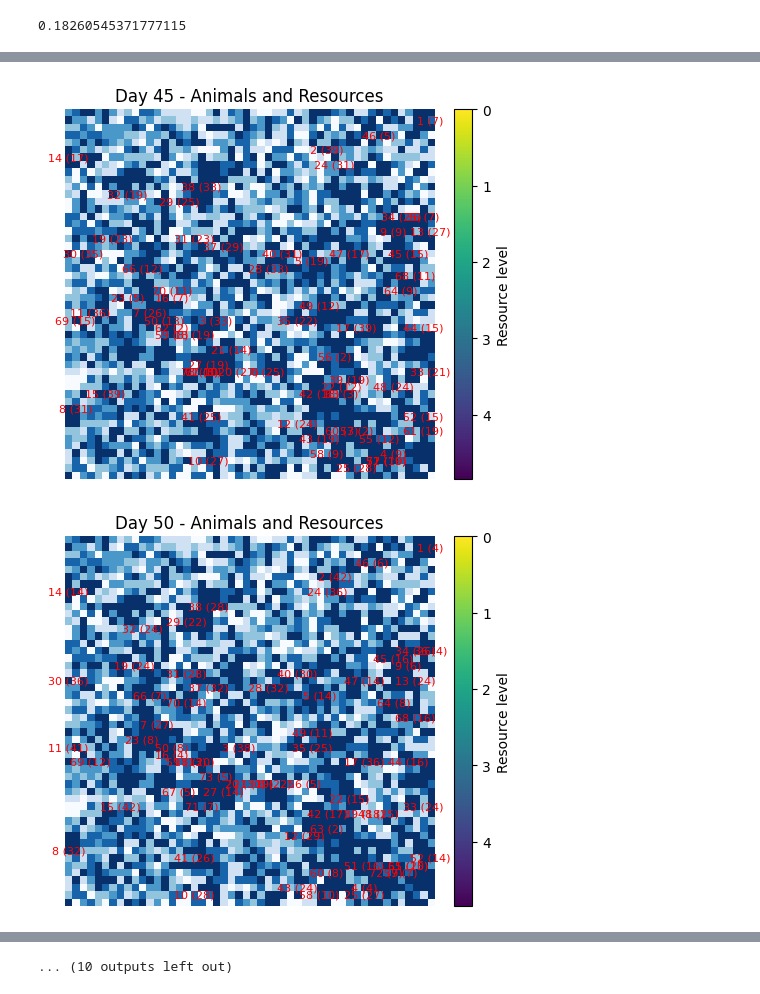
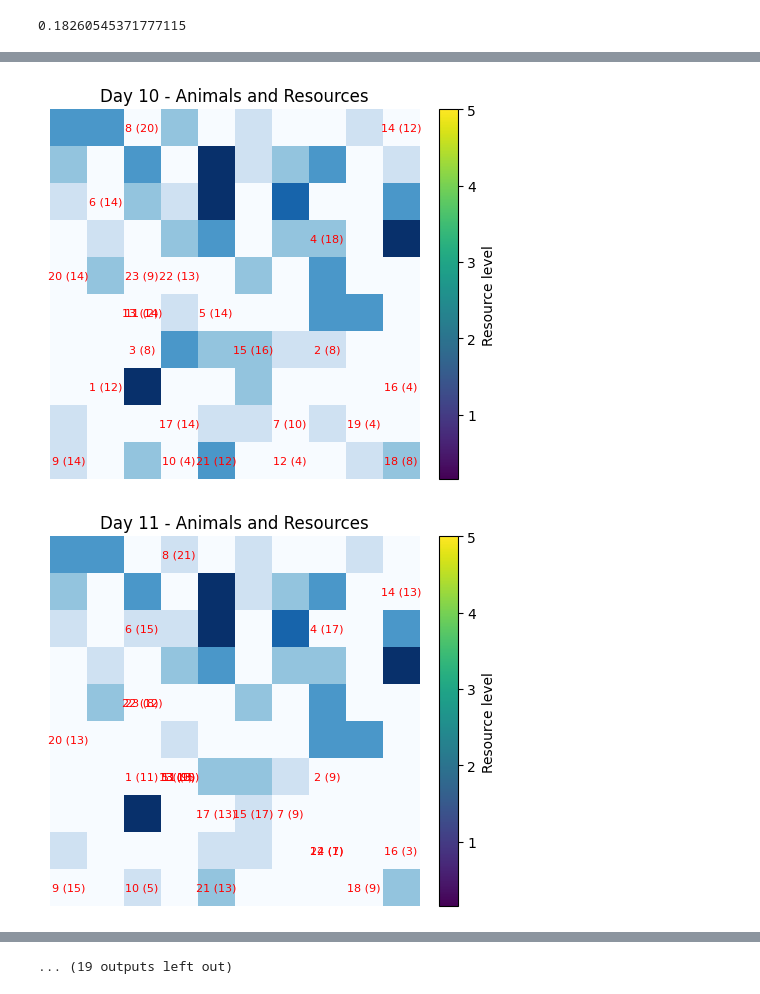
Before and after one commit to liggettla/Malthusian, a Jupyter notebook: Game_of_Life.ipynb, the cells around one changed output, grey strips where cells are left out. Cells and saved outputs as stored; diff of their text form; code cells hidden in the pictures.

```diff
--- a/Game_of_Life.ipynb
+++ b/Game_of_Life.ipynb
@@ -8,6 +8,7 @@ np.random.random()
 # https://chat.openai.com/c/9951c8aa-e2f2-4c2c-bb1c-c8e7edcc4b14
 import numpy as np
 import matplotlib.pyplot as plt
+import random
 
 class GameOfLife:
     def __init__(self, grid_size, num_animals, initial_resources=10, max_resource=5):
@@ -24,19 +25,18 @@ class GameOfLife:
         for animal_id, info in list(self.animals.items()):
             x, y = info['pos']
             dx, dy = np.random.randint(-1, 2), np.random.randint(-1, 2)
-            # Ensure animals stay within boundaries
             new_x = max(0, min(self.grid_size - 1, x + dx))
             new_y = max(0, min(self.grid_size - 1, y + dy))
             new_pos = (new_x, new_y)
 
             if self.map[new_pos] > 0:
-                self.map[new_pos] -= 1  # Decrement resources in the map at new position
-                info['resources'] += 1  # Animal gains one resource from the square
+                self.map[new_pos] -= 1
+                info['resources'] += 1
             else:
                 if info['resources'] > 0:
-                    info['resources'] -= 1  # Consume own reserve
+                    info['resources'] -= 1
                 else:
-                    continue  # Animal dies
+                    continue
 
             if new_pos not in new_animals:
                 new_animals[new_pos] = []
@@ -54,18 +54,33 @@ class GameOfLife:
                 position_count[info['pos']] = []
             position_count[info['pos']].append(animal_id)
 
-        # Reproduce if more than one animal shares the same position and each has at least 1 resource
         for pos, ids in position_count.items():
-            if len(ids) > 1:
-                reproducible_ids = [id for id in ids if self.animals[id]['resources'] > 0]
-                if len(reproducible_ids) > 1 and np.random.random() < 0.5:
-                    for _ in range(len(reproducible_ids) // 2):
+            if len(ids) > 1 and np.random.random() < 0.25:  # 25% chance to reproduce
+                if len(ids) >= 2:
+                    chosen_ids = random.sample(ids, 2)
+                    mother, father = chosen_ids[0], chosen_ids[1]
+                    mother_resources = self.animals[mother]['resources']
+                    father_resources = self.animals[father]['resources']
+
+                    # Determine resource contribution
+                    if random.random() < 0.5:
+                        mother_contribution = min(8, mother_resources)
+                        father_contribution = min(2, father_resources)
+                    else:
+                        mother_contribution = min(2, mother_resources)
+                        father_contribution = min(8, father_resources)
+
+                    child_resources = mother_contribution + father_contribution
+                    if child_resources > 0:
                         new_animal_id = self.next_animal_id
                         self.next_animal_id += 1
-                        self.animals[new_animal_id] = {'pos': pos, 'resources': 10}
-                        # Reduce resources for each participating animal
-                        for id in reproducible_ids:
-                            self.animals[id]['resources'] -= 1
+                        self.animals[new_animal_id] = {'pos': pos, 'resources': child_resources}
+                        self.animals[mother]['resources'] -= mother_contribution
+                        self.animals[father]['resources'] -= father_contribution
+                        if self.animals[mother]['resources'] == 0:
+                            del self.animals[mother]  # Mother dies if no resources left
+                        if self.animals[father]['resources'] == 0:
+                            del self.animals[father]  # Father dies if no resources left
 
     def update(self):
         self.move_animals()
@@ -74,10 +89,10 @@ class GameOfLife:
 
     def plot_map(self, day):
         fig, ax = plt.subplots()
-        resource_colors = plt.cm.Blues(np.linspace(1, 0, self.max_resource + 1))
+        resource_colors = plt.cm.Blues(np.linspace(0, 1, self.max_resource + 1))  # Reversed blue to white
         resource_map = resource_colors[self.map]
         cax = ax.imshow(resource_map, origin='upper', interpolation='none')
-        colorbar = plt.colorbar(cax, ax=ax, fraction=0.046, pad=0.04, ticks=np.linspace(1, 0, self.max_resource + 1))
+        colorbar = plt.colorbar(cax, ax=ax, fraction=0.046, pad=0.04, ticks=np.linspace(0, 1, self.max_resource + 1))
         colorbar.set_label('Resource level')
         colorbar.ax.set_yticklabels([f"{i}" for i in range(self.max_resource + 1)])
 
@@ -99,15 +114,14 @@ class GameOfLife:
     def run(self, days):
         for day in range(1, days + 1):
             self.update()
-            if day % 5 == 0 or day == 1:
-                self.plot_map(day)
+            # if day % 5 == 0 or day == 1:
+            self.plot_map(day)
         self.plot_history()
 
 # Setup parameters
-grid_size = 50
-num_animals = 50
-days = 100
-
+grid_size = 10
+num_animals = 20
+days = 30
 
 # Create game instance and run it
 game = GameOfLife(grid_size, num_animals)
@@ -125,2 +139,2 @@ game.run(days)
-[figure, old version]
+[figure, new version]
-[figure, old version]
+[figure, new version]
@@ -128 +142 @@ game.run(days)
-... (10 outputs left out)
+... (19 outputs left out)
```
Also changed, not shown: parts of 1 cell of this notebook.
